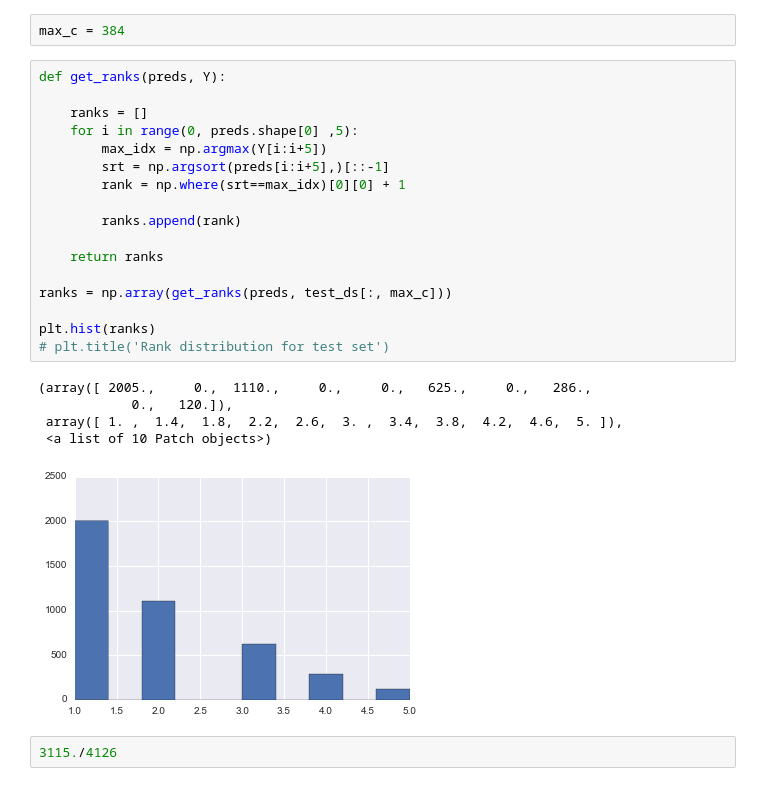
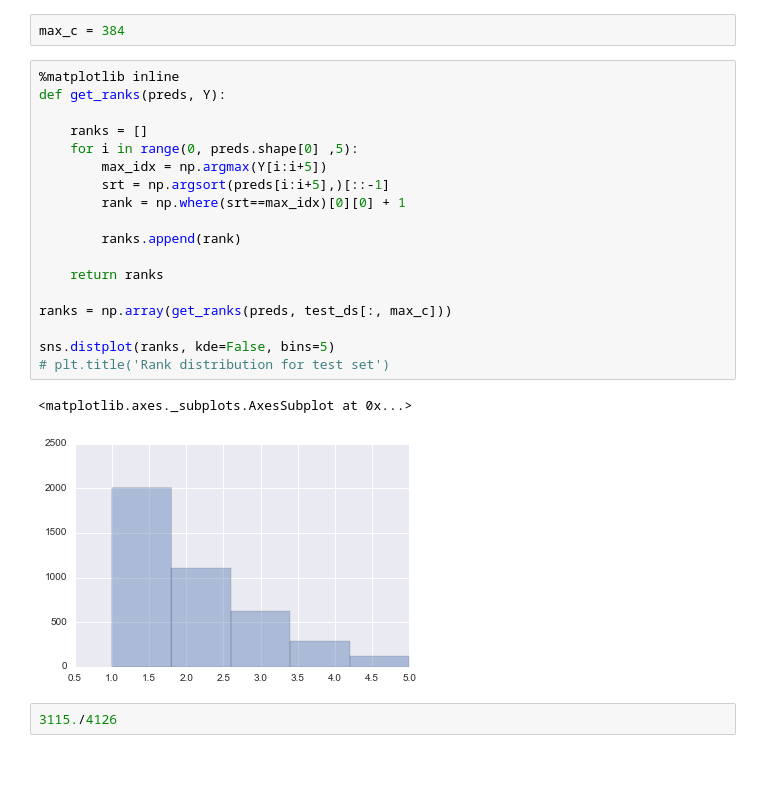
Before and after one commit to CS224W/Project, a Jupyter notebook: code/node2vec grid accuracy.ipynb, the cells around one changed output. Saved outputs shown, nothing was run; the diff lists cells and outputs as text.

```diff
--- a/code/node2vec grid accuracy.ipynb
+++ b/code/node2vec grid accuracy.ipynb
@@ -531,28 +532,26 @@ print get_mrr(preds, test_ds[:, 384])
 # %%
 max_c = 384
 # %%
+%matplotlib inline
 def get_ranks(preds, Y):
 
     ranks = []
     for i in range(0, preds.shape[0] ,5):
         max_idx = np.argmax(Y[i:i+5])
         srt = np.argsort(preds[i:i+5],)[::-1]
         rank = np.where(srt==max_idx)[0][0] + 1
 
         ranks.append(rank)
 
     return ranks
 
 ranks = np.array(get_ranks(preds, test_ds[:, max_c]))
 
-plt.hist(ranks)
+sns.distplot(ranks, kde=False, bins=5)
 # plt.title('Rank distribution for test set')
 # %% [output]
-(array([ 2005.,     0.,  1110.,     0.,     0.,   625.,     0.,   286.,
-            0.,   120.]),
- array([ 1. ,  1.4,  1.8,  2.2,  2.6,  3. ,  3.4,  3.8,  4.2,  4.6,  5. ]),
- <a list of 10 Patch objects>)
+<matplotlib.axes._subplots.AxesSubplot at 0x...>
-[figure, old version]
+[figure, new version]
 # %%
 3115./4126
 # %% [output]
```
Also changed, not shown: parts of 21 cells of this notebook, 6 other files.
